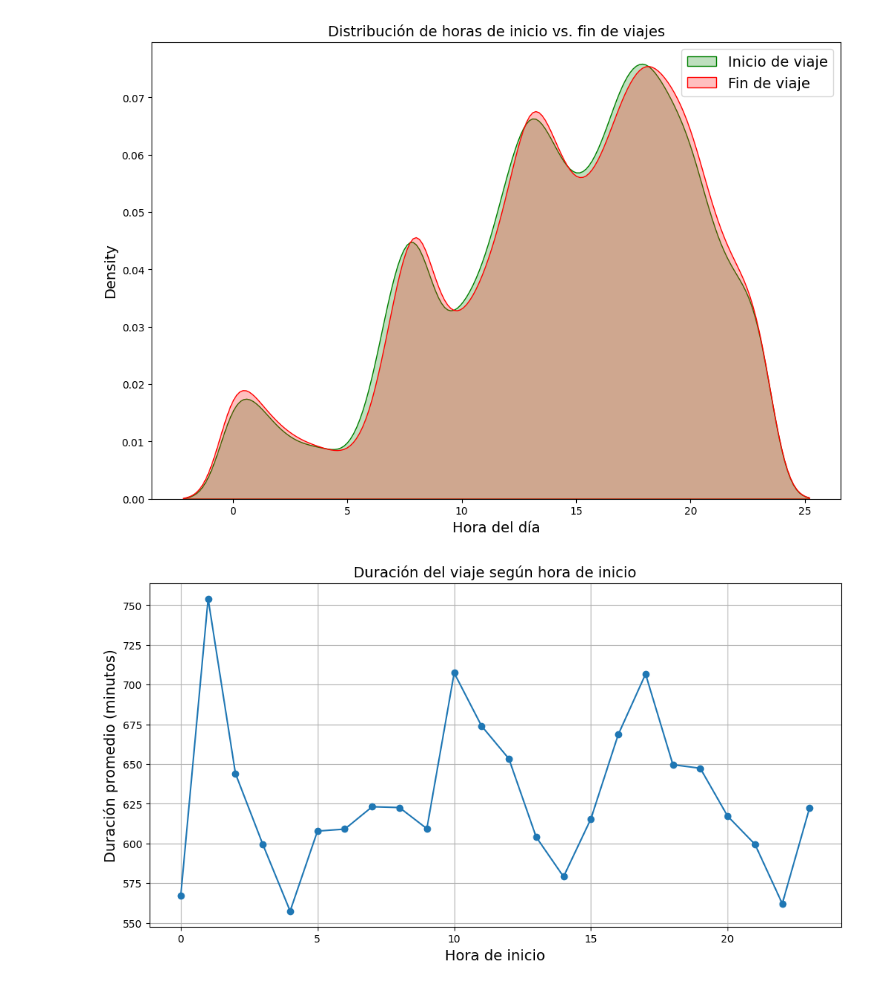
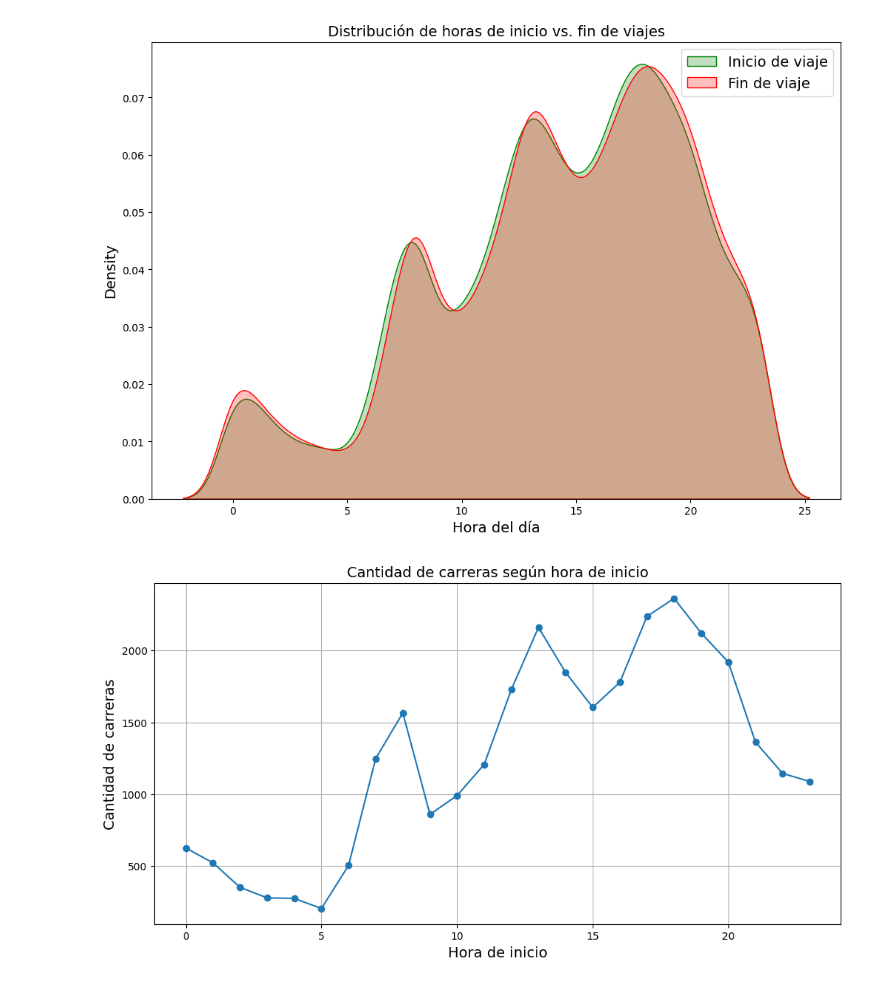
Before and after one commit to jesuusmontalvo/MIA_2024II_Machine_Learning, a Jupyter notebook: Learning/reto_banco_alfin.ipynb, the cells around one changed output. Cells and saved outputs as stored; diff of their text form; code cells hidden in the pictures.

```diff
--- a/Learning/reto_banco_alfin.ipynb
+++ b/Learning/reto_banco_alfin.ipynb
@@ -86,8 +86,21 @@ memory usage: 3.0+ MB
 # %% [markdown]
 Transformamos el tipo de dato de las columnas started y finished
 # %%
-data['started'] = pd.to_datetime(data['started'], utc=True)
-data['finished'] = pd.to_datetime(data['finished'], utc=True)
+data['started'] = pd.to_datetime(data['started'])
+data['finished'] = pd.to_datetime(data['finished'])
+# %%
+import pytz
+
+data['started'] = data['started'].dt.tz_localize('UTC')
+data['finished'] = data['finished'].dt.tz_localize('UTC')
+
+# Convertir a hora de España (Europe/Madrid)
+data['started_spain'] = data['started'].dt.tz_convert('Europe/Madrid')
+data['finished_spain'] = data['finished'].dt.tz_convert('Europe/Madrid')
+# %%
+data = data.rename(columns={"duration": "estimated_duration"})
+# %%
+data['real_duration'] = (data['finished'] - data['started']).dt.total_seconds()
 # %%
 data.info()
 # %% [output]
@@ -196,14 +222,14 @@ plt.show()
 # %% [output]
 [figure]
 # %%
-duration_by_hour = data.groupby('hour_started')['duration'].mean()
+duration_by_hour = data.groupby('hour_started')['id'].count()
 
 plt.figure(figsize=(12, 6))
 duration_by_hour.plot(marker='o')
 plt.xlabel('Hora de inicio')
-plt.ylabel('Duración promedio (minutos)')
-plt.title('Duración del viaje según hora de inicio')
+plt.ylabel('Cantidad de carreras')
+plt.title('Cantidad de carreras según hora de inicio')
 plt.grid()
 plt.show()
 # %% [output]
-[figure, old version]
+[figure, new version]
```
Also changed, not shown: parts of 21 cells of this notebook, 1 other file.
